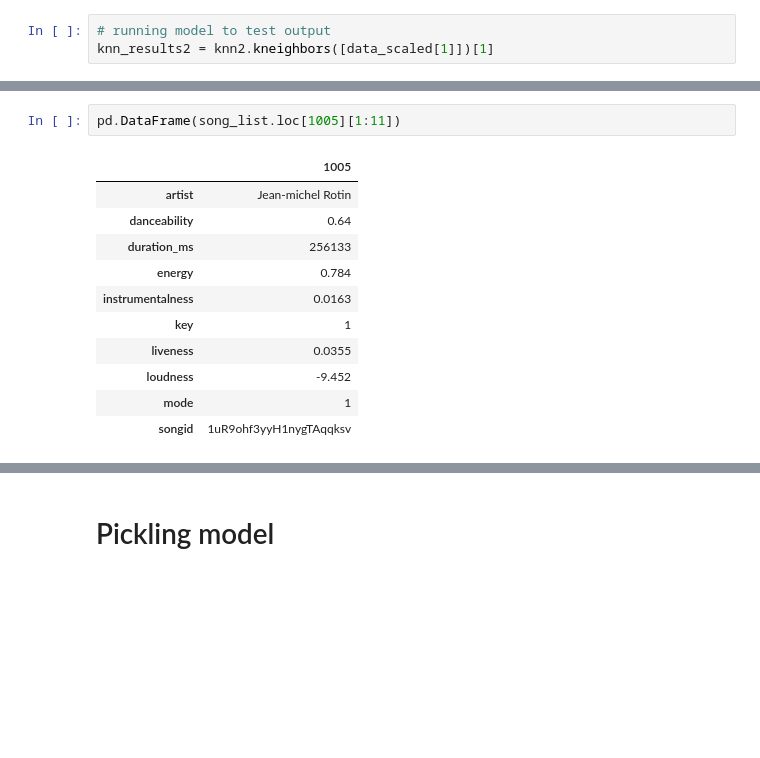
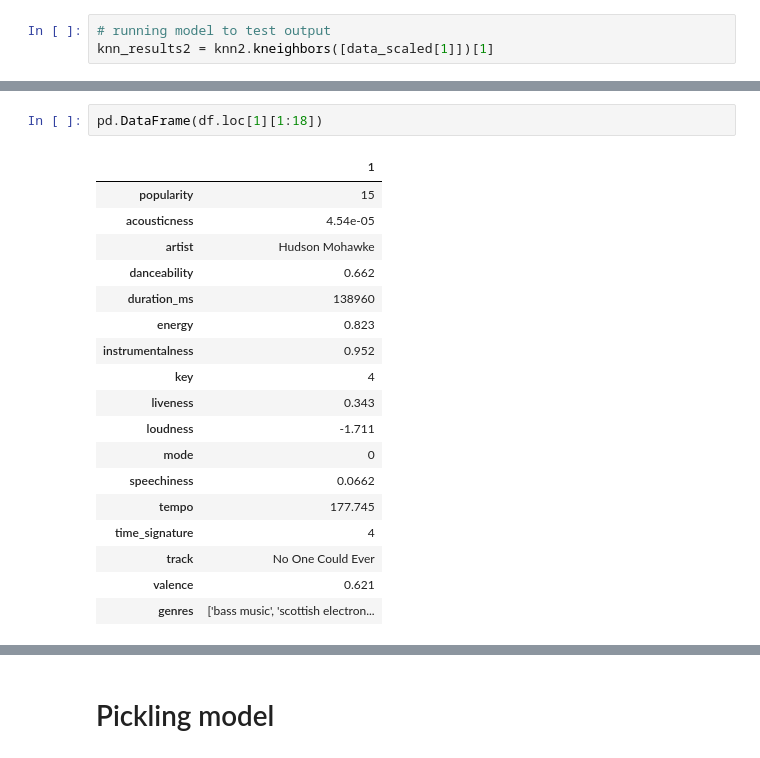
Before and after one commit to BloomTech-Labs/Music-Meteorologist-ds, a Jupyter notebook: model_notebooks/knn_model_v3_with_genre_filtering.ipynb, the cells around one changed output, grey strips where cells are left out. Saved outputs shown, nothing was run; the diff lists cells and outputs as text; blank space fills up the shorter version.

Commit message:
genre filtering code complete!

```diff
--- a/model_notebooks/knn_model_v3_with_genre_filtering.ipynb
+++ b/model_notebooks/knn_model_v3_with_genre_filtering.ipynb
@@ -316,17 +315,24 @@ array([     1, 492393, 407590, 445580, 238362, 385085, 559862, 535388,
 # %%
-pd.DataFrame(song_list.loc[1005][1:11])
+pd.DataFrame(df.loc[1][1:18])
 # %% [output]
-|  | 1005 |
-| artist | Jean-michel Rotin |
-| danceability | 0.64 |
-| duration_ms | 256133 |
-| energy | 0.784 |
-| instrumentalness | 0.0163 |
-| key | 1 |
-| liveness | 0.0355 |
-| loudness | -9.452 |
-| mode | 1 |
-| songid | 1uR9ohf3yyH1nygTAqqksv |
+|  | 1 |
+| popularity | 15 |
+| acousticness | 4.54e-05 |
+| artist | Hudson Mohawke |
+| danceability | 0.662 |
+| duration_ms | 138960 |
+| energy | 0.823 |
+| instrumentalness | 0.952 |
+| key | 4 |
+| liveness | 0.343 |
+| loudness | -1.711 |
+| mode | 0 |
+| speechiness | 0.0662 |
+| tempo | 177.745 |
+| time_signature | 4 |
+| track | No One Could Ever |
+| valence | 0.621 |
+| genres | ['bass music', 'scottish electron... |
 # %%
 counter = 0
 for result in knn_results2[0]:
```
Also changed, not shown: parts of 25 cells of this notebook.
